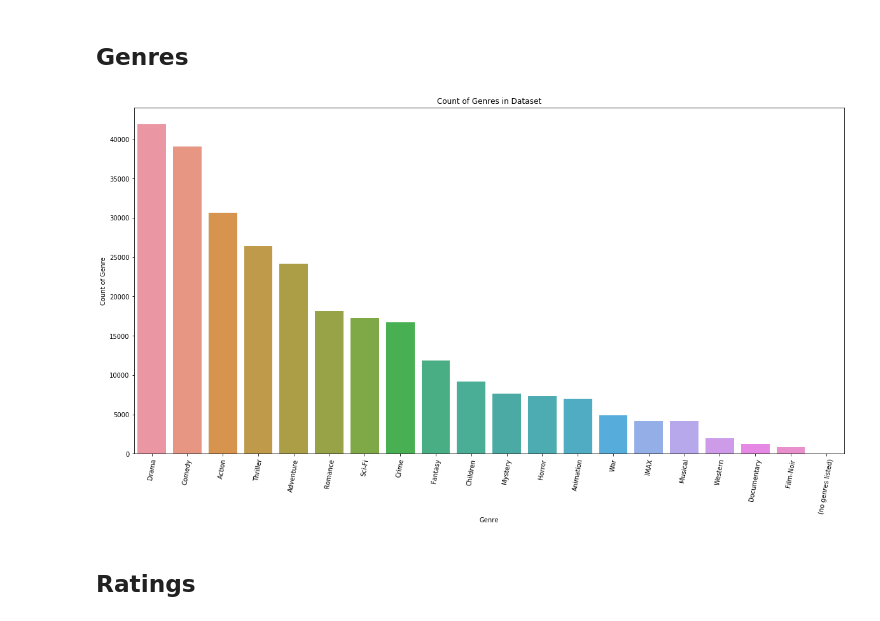
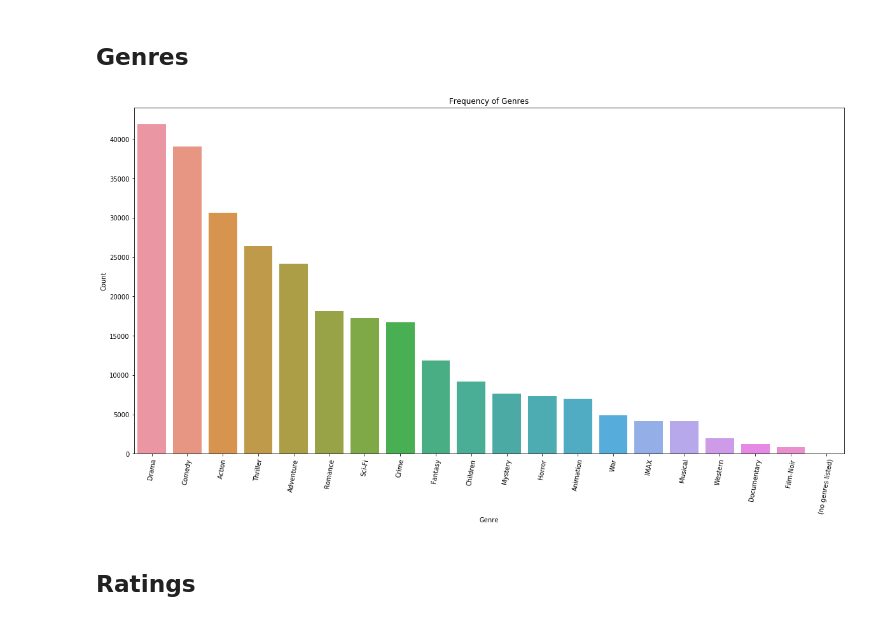
Before and after one commit to lcunningham24/Movie-Recommendation-System, a Jupyter notebook: Mod4FinalProject.ipynb, the cells around one changed output. Saved outputs shown, nothing was run; the diff lists cells and outputs as text; code cells hidden in the pictures.

```diff
--- a/Mod4FinalProject.ipynb
+++ b/Mod4FinalProject.ipynb
@@ -97,17 +101,19 @@ sorted_genres = genre_df.sort_values(by='Count',ascending=False)
 # %%
 # barplot of genres
 x = sorted_genres['Genre']
 y = sorted_genres['Count']
 
 fig, ax = plt.subplots(figsize=(20,10))
 ax.bar(x,y)
 sns.barplot(x,y)
 
 ax.set_xticklabels(x,rotation=80)
-ax.set_ylabel("Count of Genre")
-ax.set_title("Count of Genres in Dataset");
+ax.set_ylabel("Count")
+ax.set_title("Frequency of Genres")
+
+plt.savefig('genres.png')
 # %% [output]
-[figure, old version]
+[figure, new version]
 # %% [markdown]
 ## Ratings
 # %%
```
Also changed, not shown: parts of 26 cells of this notebook.
